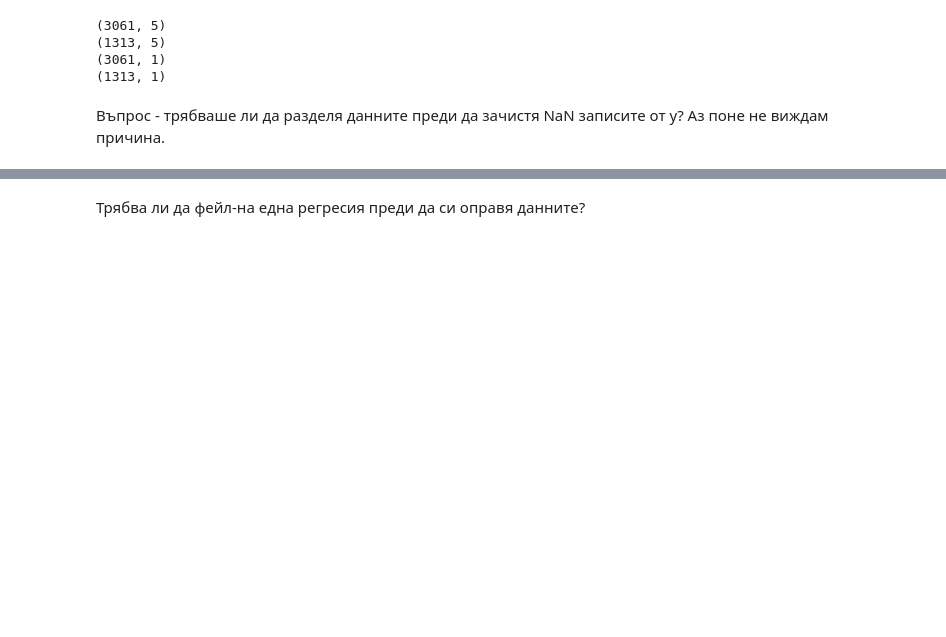
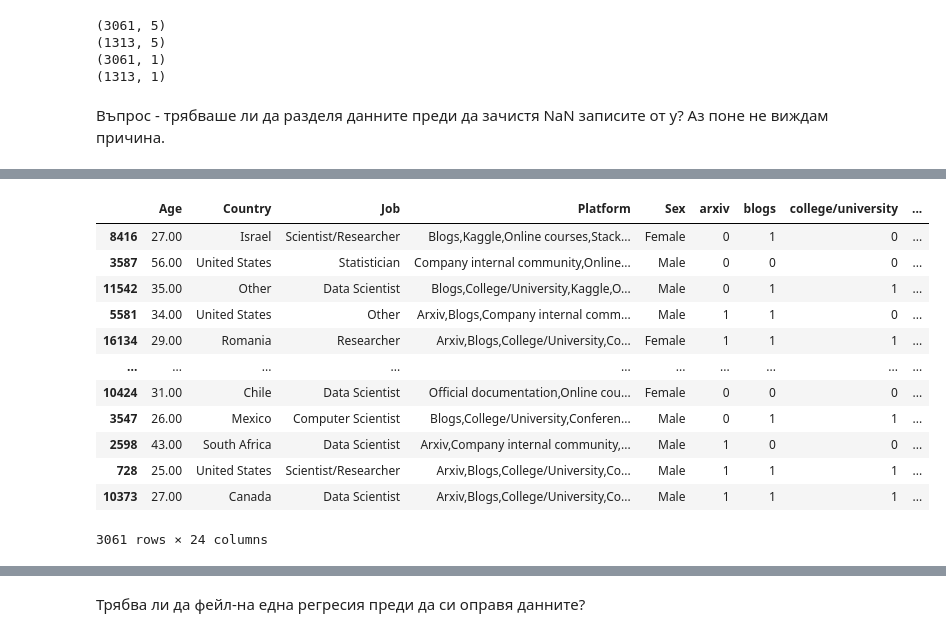
Before and after one commit to bobev18/kaggle_survey-17, a Jupyter notebook: survey2017.ipynb, the cells around one changed output, grey strips where cells are left out. Saved outputs shown, nothing was run; the diff lists cells and outputs as text; code cells hidden in the pictures; blank space fills up the shorter version.

Commit message:
encoding through CountVectorizer for the Platform feature

```diff
--- a/survey2017.ipynb
+++ b/survey2017.ipynb
@@ -796,0 +787,10 @@ SyntaxError: invalid syntax (<ipython-input-132-788f2eac22ac>, line 1)
+# %%
+from sklearn.feature_extraction.text import CountVectorizer
+
+# cv = CountVectorizer(token_pattern=r'(?<=(,|\A))[^,"]+?(?=[,$])')
+# cv = CountVectorizer(token_pattern=r'(?<=(,|^))[^,"]+?(?=[,$])')
+cv = CountVectorizer(token_pattern=r'[^,]+')
+
+cv.fit(x_train.Platform)
+print('Намерени категории:', len(cv.get_feature_names()))
+cv.get_feature_names()
@@ -796,0 +831,3 @@ SyntaxError: invalid syntax (<ipython-input-132-788f2eac22ac>, line 1)
+# %%
+encoded_platforms_matrix = cv.fit_transform(x_train.Platform)
+print(encoded_platforms_matrix[:20].todense())
@@ -796,0 +855,3 @@ SyntaxError: invalid syntax (<ipython-input-132-788f2eac22ac>, line 1)
+# %%
+encoded_platforms = pd.DataFrame(data=encoded_platforms_matrix.todense(), index=x_train.index, columns=cv.get_feature_names())
+encoded_platforms
@@ -796,0 +892,17 @@ SyntaxError: invalid syntax (<ipython-input-132-788f2eac22ac>, line 1)
+# %%
+concatenated = pd.concat([x_train, encoded_platforms], axis=1)
+concatenated
+# %% [output]
+|  | Age | Country | Job | Platform | Sex | arxiv | blogs | college/university | ... |
+| 8416 | 27.00 | Israel | Scientist/Researcher | Blogs,Kaggle,Online courses,Stack... | Female | 0 | 1 | 0 | ... |
+| 3587 | 56.00 | United States | Statistician | Company internal community,Online... | Male | 0 | 0 | 0 | ... |
+| 11542 | 35.00 | Other | Data Scientist | Blogs,College/University,Kaggle,O... | Male | 0 | 1 | 1 | ... |
+| 5581 | 34.00 | United States | Other | Arxiv,Blogs,Company internal comm... | Male | 1 | 1 | 0 | ... |
+| 16134 | 29.00 | Romania | Researcher | Arxiv,Blogs,College/University,Co... | Female | 1 | 1 | 1 | ... |
+| ... | ... | ... | ... | ... | ... | ... | ... | ... | ... |
+| 10424 | 31.00 | Chile | Data Scientist | Official documentation,Online cou... | Female | 0 | 0 | 0 | ... |
+| 3547 | 26.00 | Mexico | Computer Scientist | Blogs,College/University,Conferen... | Male | 0 | 1 | 1 | ... |
+| 2598 | 43.00 | South Africa | Data Scientist | Arxiv,Company internal community,... | Male | 1 | 0 | 0 | ... |
+| 728 | 25.00 | United States | Scientist/Researcher | Arxiv,Blogs,College/University,Co... | Male | 1 | 1 | 1 | ... |
+| 10373 | 27.00 | Canada | Data Scientist | Arxiv,Blogs,College/University,Co... | Male | 1 | 1 | 1 | ... |
+3061 rows × 24 columns
```
Also changed, not shown: parts of 27 cells of this notebook, 1 other file.
